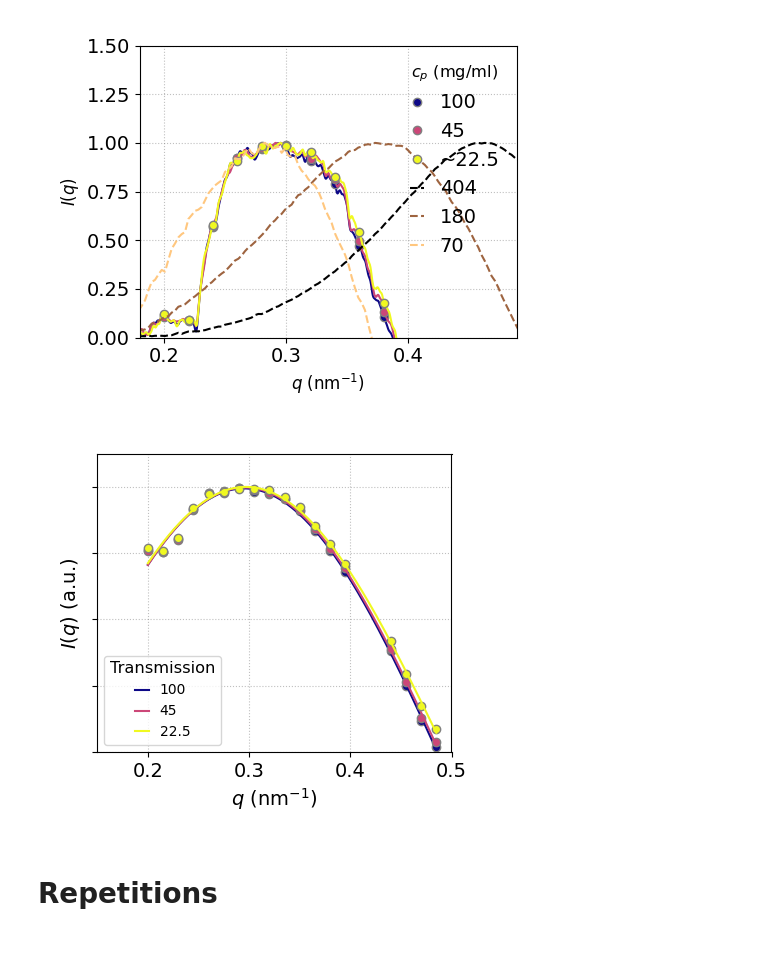
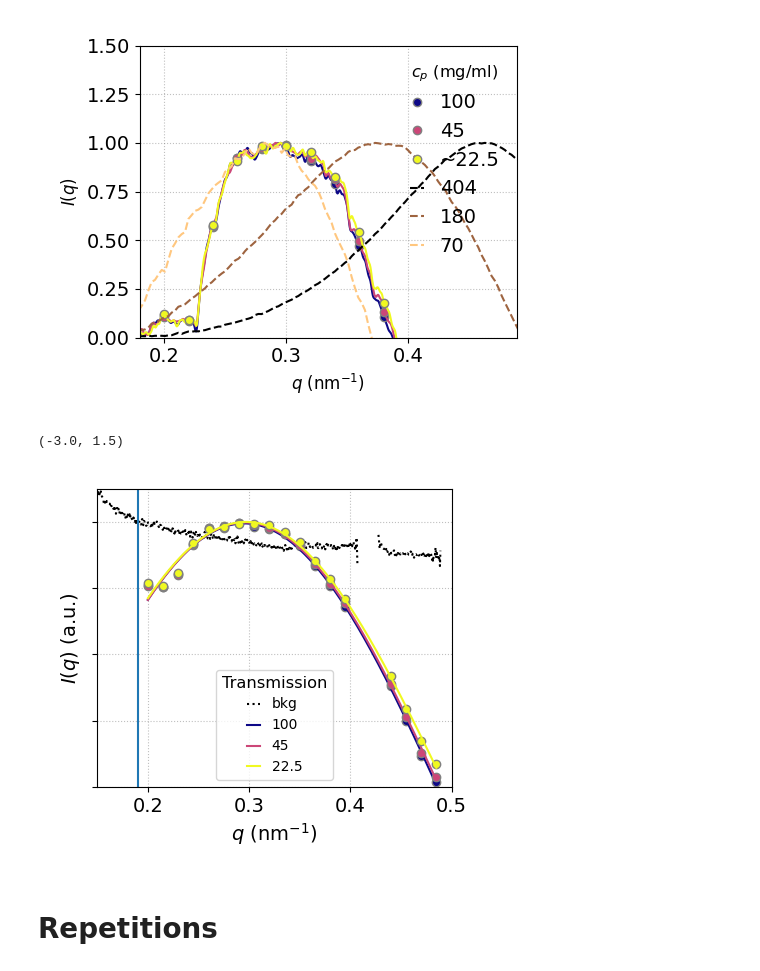
Before and after one commit to maddalenabin/id10-ferritin-2022, a Jupyter notebook: 01-notebooks/14-scattering-intensity.ipynb, the cells around one changed output. Cells and saved outputs as stored; diff of their text form; code cells hidden in the pictures.

```diff
--- a/01-notebooks/14-scattering-intensity.ipynb
+++ b/01-notebooks/14-scattering-intensity.ipynb
@@ -28,0 +39,11 @@ import scipy.interpolate
+# %%
+# c1 temps 250-210 K full beam
+# runnames = ['ferritin_conc_gly_50_6']
+# datasetnumbers = [2,3,4,5,6]
+
+runnames = ['ferritin_conc_gly_50_5']
+datasetnumbers = [5]
+
+if len(runnames) == 1:
+    runnames = runnames*len(datasetnumbers)
+runnames
@@ -28,0 +102,4 @@ import scipy.interpolate
+# %%
+plt.figure()
+for i in range(len(Iqs)):
+    plt.plot(qI, Iqs[i,:])
@@ -390,0 +584,6 @@ a1.set_ylim(-3,1.5)
+# %%
+# -- load Michelle's data
+path = '../03-source/delta/data_for_maddalena/'
+bkg = np.array(np.genfromtxt(path + f'buffer_2_001.chi',skip_header=4,)[:])
+qbkg = bkg[bkg[:,1]>0,0]
+Ibkg = bkg[bkg[:,1]>0,1]
@@ -507,6 +858,17 @@ a1.set_ylim(0, 1.5)
 [figure]
 # %%
 f, a1 = plt.subplots(1,1, figsize=(4.5,4), tight_layout=True)
+
+
+# -- bkg
+I = Iq_bkg_w / t_exp_bkg_w
+bbg = I[qi_min]
+Abg = 1 # np.nanmax(Iq_bkg_w[qi_min:qi_max]-bbg)
+a1.plot(q_bkg_w, (I ) / I[qi_bkg], label='bkg', c='k', ls=':')
+Iq_bk_new =  (I - bbg) / Abg
+
+a1.axvline(x=qI[qi_bkg])
+
 
 # -- left id10
 col = plt.cm.plasma(np.linspace(0,1,len(datasetnumbers)))
@@ -519,6 +881,7 @@ qi_min, qistep, qi_max = 380, 30, -20
 
 for i in range(len(datasetnumbers)):
     y = Iqs[i,:]/t_exp[i]
+    y2 = y / y[qi_bkg] * Iq_bk_new[qi_bkg] - Iq_bk_new
     y_smooth = gaussian_filter(y, sigma=2)
 
     # b = np.mean(y_smooth[qi_min:qi_min+qistep])
@@ -526,45 +889,50 @@ for i in range(len(datasetnumbers)):
     A = np.nanmax(y_smooth[qi_min:qi_max]-b)
     a2.plot(qI, (y-b)/A,  c=col[i], ls='-' )
 
+    # -- test bkg subtraction
+    y_smooth2 = gaussian_filter(y2, sigma=2)
+    b22 = y_smooth2[qi_min]
+    A22 = np.nanmax(y_smooth2[qi_min:qi_max]-b)
+    a2.plot(qI, (y2-b22) / A22,  c=col[i], ls='--' )
+    # -- test bkg subtraction
+
     off = 0
+    # q_new = np.concatenate([np.arange(0.14, 0.4, 0.015), np.arange(0.44, 0.488, 0.015)])
     q_new = np.concatenate([np.arange(0.2, 0.4, 0.015), np.arange(0.44, 0.488, 0.015)])
 
 
     # interpolate
     # a1.plot(qI, (y_smooth-b)/A, mec='gray', c=col[i], ls='-')
 
     y_interp =  sp.interpolate.interp1d(qI, (y_smooth-b)/A, kind='linear')
     a1.plot(q_new, y_interp(q_new)-off, marker='o', mec='gray', c=col[i], ls='',)
     q_interp.append(q_new)
     Iq_interp.append(y_interp(q_new))
 
     xmin, xmax = 0, -1
     bounds_min = [0, 0, 0.1, -100]
     bounds_max = [1000, 1, 1, 100]
 
     popt,xc,curve,perr = fit(gaussian_off, q_new[xmin:], y_interp(q_new)[xmin:], p0=[1., 0.3, 1., 1.], bounds=(bounds_min, bounds_max))
     # q_max.append(popt[1])
     if i == 2:
         a1.plot(xc, curve, c=col[i], label=Tr[i][1:])
     else:
         a1.plot(xc, curve, c=col[i], label=Tr[i])
 
 
 # -- plot settings
 a1.legend(title='Transmission', handlelength=1, ncol=1,  fontsize=10,)
 a1.set_xlabel(r'$q$ (nm$^{-1}$)')
 a1.set_ylabel('$I(q)$ (a.u.)')
 a1.set_yticklabels([])
 a1.set_xlim(0.15,0.5)
 a1.set_ylim(-3,1.5)
 
-a2.set_xlim(0.1,qI[-1])
-# a2.set_yscale('log')
-a2.set_ylim(0,2)
-
 # plt.savefig('../06-figs/Iq-fluxes.png', dpi=300)
 # %% [output]
+(-3.0, 1.5)
-[figure, old version]
+[figure, new version]
 # %% [markdown]
 # Repetitions
 # %%
```
Also changed, not shown: parts of 25 cells of this notebook, 10 other files.
